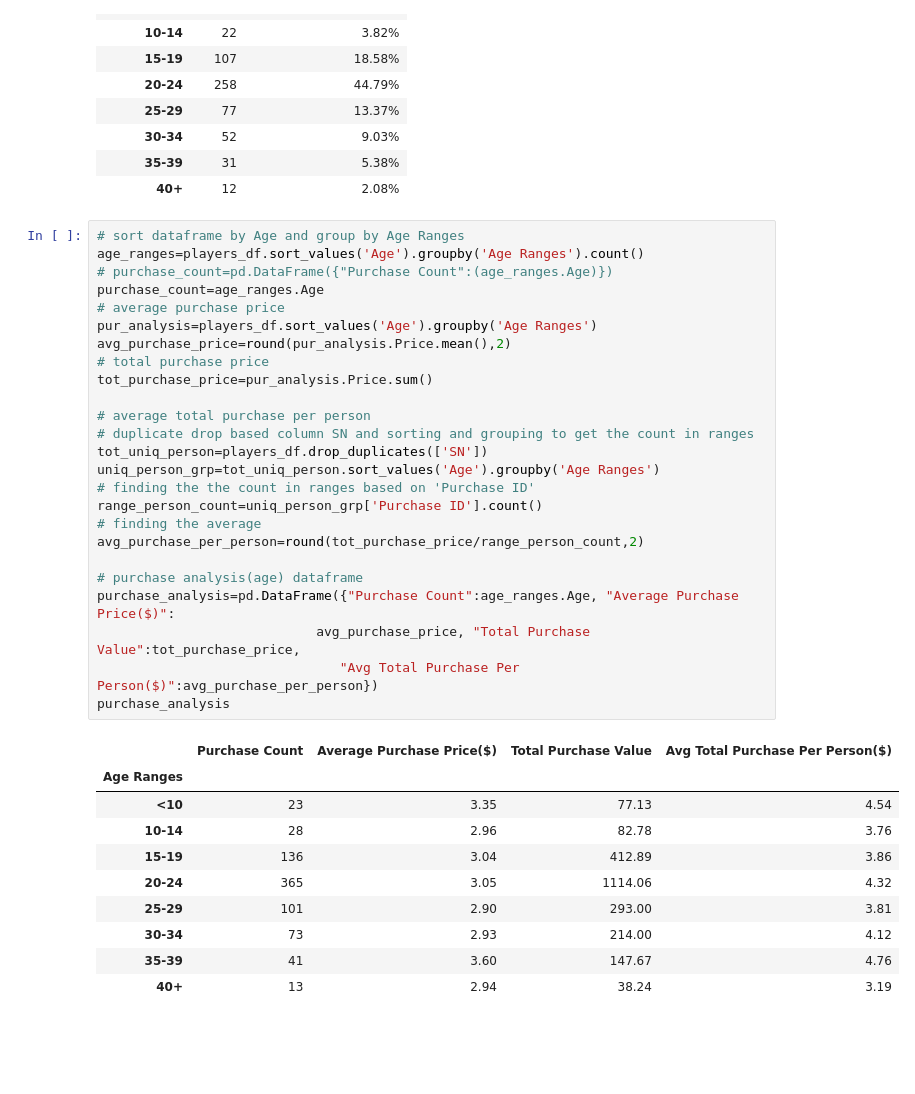
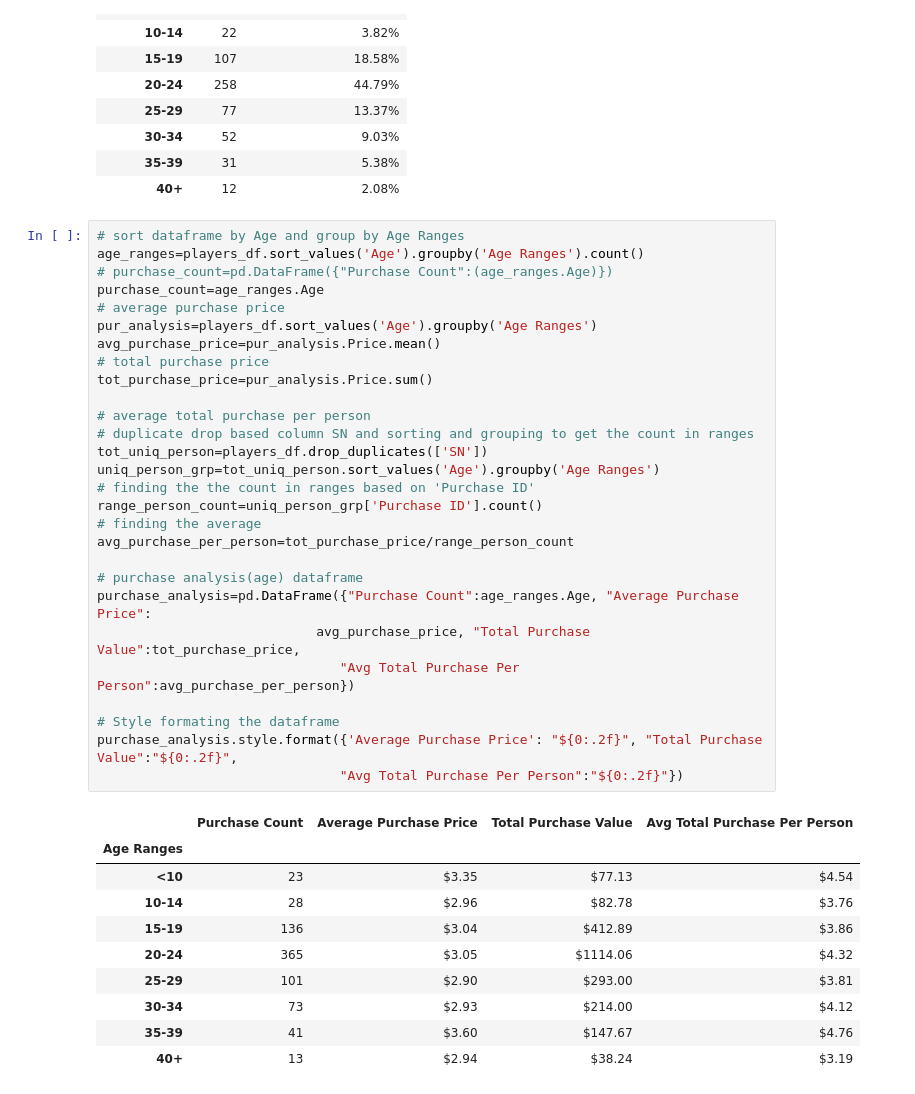
Before and after one commit to SoniMohandas/Pandas-Challenge, a Jupyter notebook: HeroesOfPymoli/pymoli_heroes.ipynb, the cells around one changed output. Cells and saved outputs as stored; diff of their text form; blank space fills up the shorter version.

```diff
--- a/HeroesOfPymoli/pymoli_heroes.ipynb
+++ b/HeroesOfPymoli/pymoli_heroes.ipynb
@@ -116,39 +119,42 @@ df.style.format({'Percentage of Players': "{0:.2%}"})
 # %%
 # sort dataframe by Age and group by Age Ranges
 age_ranges=players_df.sort_values('Age').groupby('Age Ranges').count()
 # purchase_count=pd.DataFrame({"Purchase Count":(age_ranges.Age)})
 purchase_count=age_ranges.Age
 # average purchase price
 pur_analysis=players_df.sort_values('Age').groupby('Age Ranges')
-avg_purchase_price=round(pur_analysis.Price.mean(),2)
+avg_purchase_price=pur_analysis.Price.mean()
 # total purchase price
 tot_purchase_price=pur_analysis.Price.sum()
 
 # average total purchase per person
 # duplicate drop based column SN and sorting and grouping to get the count in ranges
 tot_uniq_person=players_df.drop_duplicates(['SN'])
 uniq_person_grp=tot_uniq_person.sort_values('Age').groupby('Age Ranges')
 # finding the the count in ranges based on 'Purchase ID'
 range_person_count=uniq_person_grp['Purchase ID'].count()
 # finding the average
-avg_purchase_per_person=round(tot_purchase_price/range_person_count,2)
+avg_purchase_per_person=tot_purchase_price/range_person_count
 
 # purchase analysis(age) dataframe
-purchase_analysis=pd.DataFrame({"Purchase Count":age_ranges.Age, "Average Purchase Price($)":
+purchase_analysis=pd.DataFrame({"Purchase Count":age_ranges.Age, "Average Purchase Price":
                             avg_purchase_price, "Total Purchase Value":tot_purchase_price,
-                               "Avg Total Purchase Per Person($)":avg_purchase_per_person})
-purchase_analysis
+                               "Avg Total Purchase Per Person":avg_purchase_per_person})
+
+# Style formating the dataframe
+purchase_analysis.style.format({'Average Purchase Price': "${0:.2f}", "Total Purchase Value":"${0:.2f}",
+                               "Avg Total Purchase Per Person":"${0:.2f}"})
 # %% [output]
-|  | Purchase Count | Average Purchase Price($) | Total Purchase Value | Avg Total Purchase Per Person($) |
+|  | Purchase Count | Average Purchase Price | Total Purchase Value | Avg Total Purchase Per Person |
 | Age Ranges |  |  |  |  |
-| <10 | 23 | 3.35 | 77.13 | 4.54 |
-| 10-14 | 28 | 2.96 | 82.78 | 3.76 |
-| 15-19 | 136 | 3.04 | 412.89 | 3.86 |
-| 20-24 | 365 | 3.05 | 1114.06 | 4.32 |
-| 25-29 | 101 | 2.90 | 293.00 | 3.81 |
-| 30-34 | 73 | 2.93 | 214.00 | 4.12 |
-| 35-39 | 41 | 3.60 | 147.67 | 4.76 |
-| 40+ | 13 | 2.94 | 38.24 | 3.19 |
+| <10 | 23 | $3.35 | $77.13 | $4.54 |
+| 10-14 | 28 | $2.96 | $82.78 | $3.76 |
+| 15-19 | 136 | $3.04 | $412.89 | $3.86 |
+| 20-24 | 365 | $3.05 | $1114.06 | $4.32 |
+| 25-29 | 101 | $2.90 | $293.00 | $3.81 |
+| 30-34 | 73 | $2.93 | $214.00 | $4.12 |
+| 35-39 | 41 | $3.60 | $147.67 | $4.76 |
+| 40+ | 13 | $2.94 | $38.24 | $3.19 |
 # %%
 # Top spenders
 # group dataframe based on column SN
```
Also changed, not shown: parts of 7 cells of this notebook.
